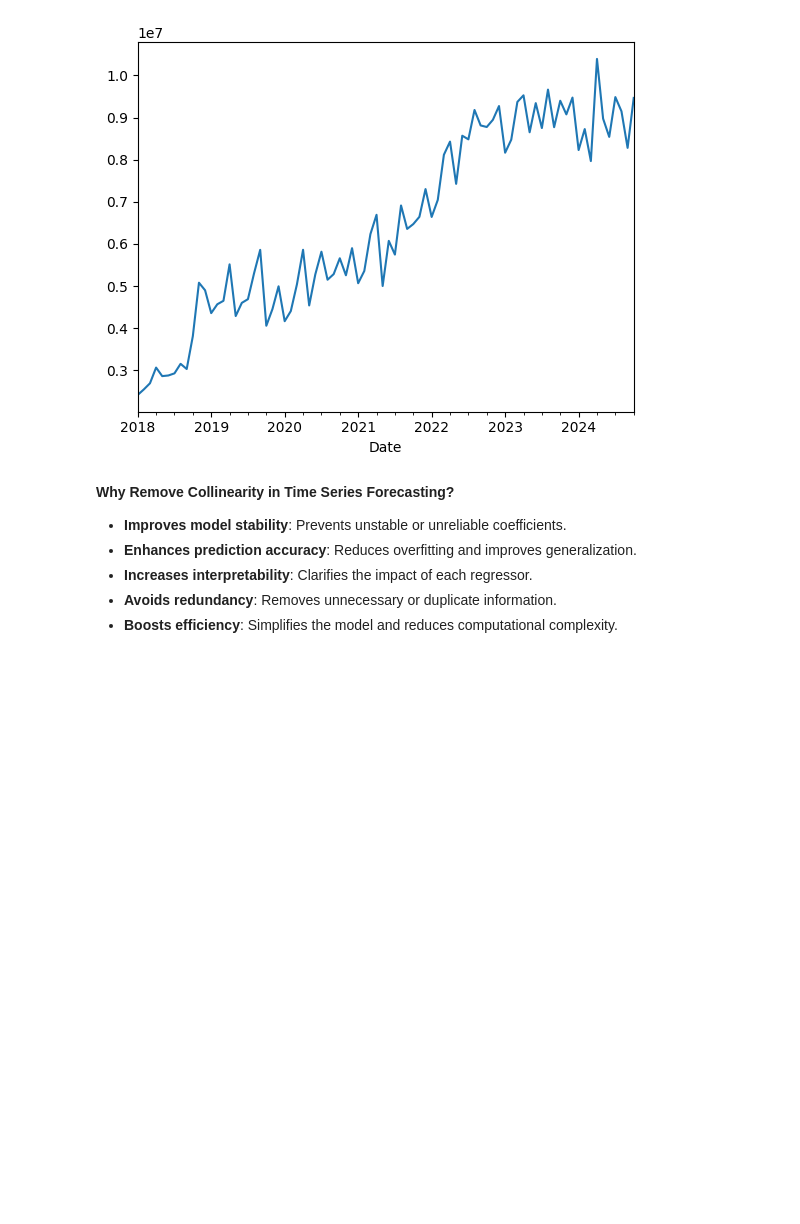
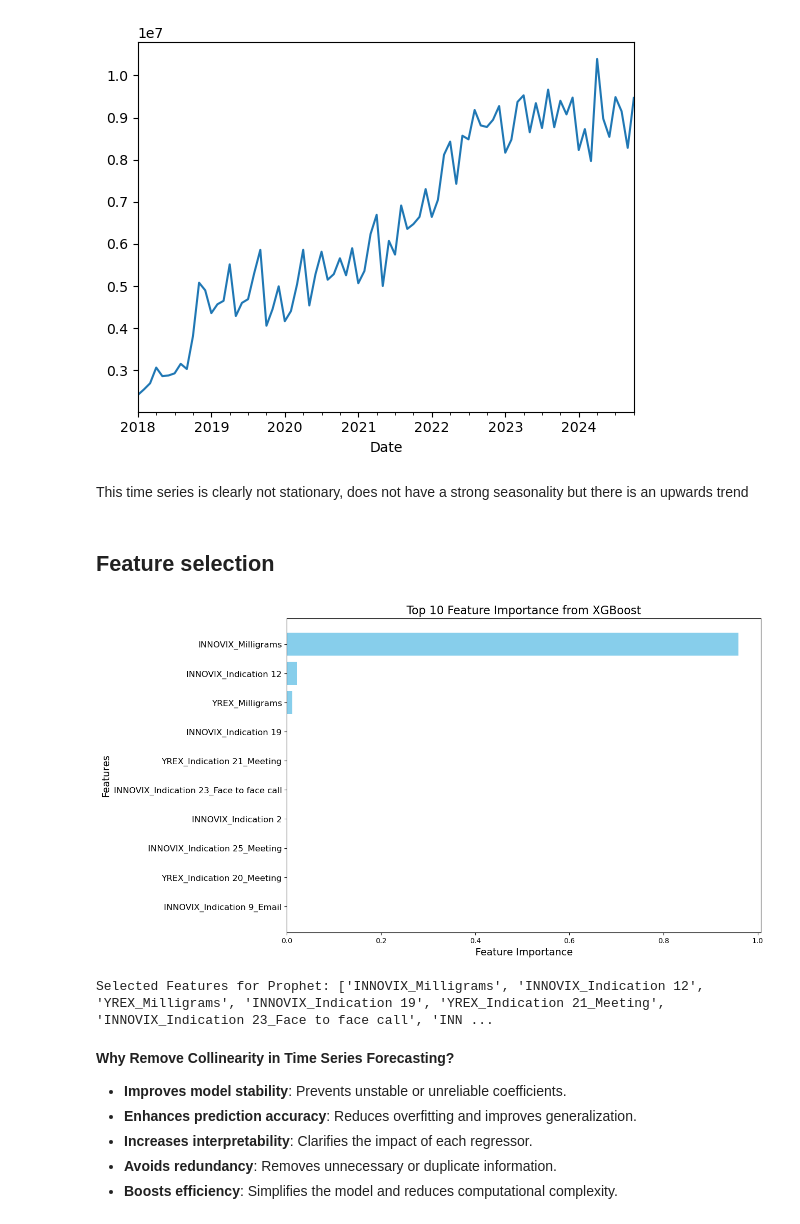
Before and after one commit to AmirMFarhang/LauzHack-CassadagApp, a Jupyter notebook: elbonia_analisys.ipynb, the cells around one changed output. Drawn from its saved outputs; the diff is of its cells as text; code cells hidden in the pictures; blank space fills up the shorter version.

```diff
--- a/elbonia_analisys.ipynb
+++ b/elbonia_analisys.ipynb
@@ -25,3 +30,7 @@ df.set_index('Date')['Ex-factory volumes'].plot()
 # %% [output]
 <Axes: xlabel='Date'>
 [figure]
+# %% [markdown]
+This time series is clearly not stationary, does not have a strong seasonality but there is an upwards trend
+# %% [markdown]
+## Feature selection
@@ -28,3 +39,38 @@ df.set_index('Date')['Ex-factory volumes'].plot()
+# %%
+X = df[regressors]
+y = df['Ex-factory volumes']
+
+X_train, X_test, y_train, y_test = train_test_split(X, y, test_size=0.2, random_state=42)
+
+# Train XGBoost
+xgb_model = XGBRegressor(random_state=42, n_estimators=100, max_depth=3)
+xgb_model.fit(X_train, y_train)
+
+# Feature importance
+feature_importances = xgb_model.feature_importances_
+importance_df = pd.DataFrame({'Feature': regressors, 'Importance': feature_importances})
+
+importance_df = importance_df.sort_values(by='Importance', ascending=False)
+
+top_features = 10
+top_importance_df = importance_df.head(top_features)
+
+plt.figure(figsize=(12, 8))
+plt.barh(top_importance_df['Feature'], top_importance_df['Importance'], color='skyblue')
+plt.xlabel('Feature Importance', fontsize=14)
+plt.ylabel('Features', fontsize=14)
+plt.title('Top 10 Feature Importance from XGBoost', fontsize=16)
+
+plt.tick_params(axis='y', labelsize=12)
+plt.gca().invert_yaxis()
+plt.show()
+
+selected_features = importance_df['Feature'].head(10).tolist()
+
+print(f"Selected Features for Prophet: {selected_features}")
+# %% [output]
+[figure, added]
+Selected Features for Prophet: ['INNOVIX_Milligrams', 'INNOVIX_Indication 12', 'YREX_Milligrams', 'INNOVIX_Indication 19', 'YREX_Indication 21_Meeting', 'INNOVIX_Indication 23_Face to face call', 'INN ...
 # %% [markdown]
 **Why Remove Collinearity in Time Series Forecasting?**
 
```
Also changed, not shown: parts of 7 cells of this notebook, 1 other file.
